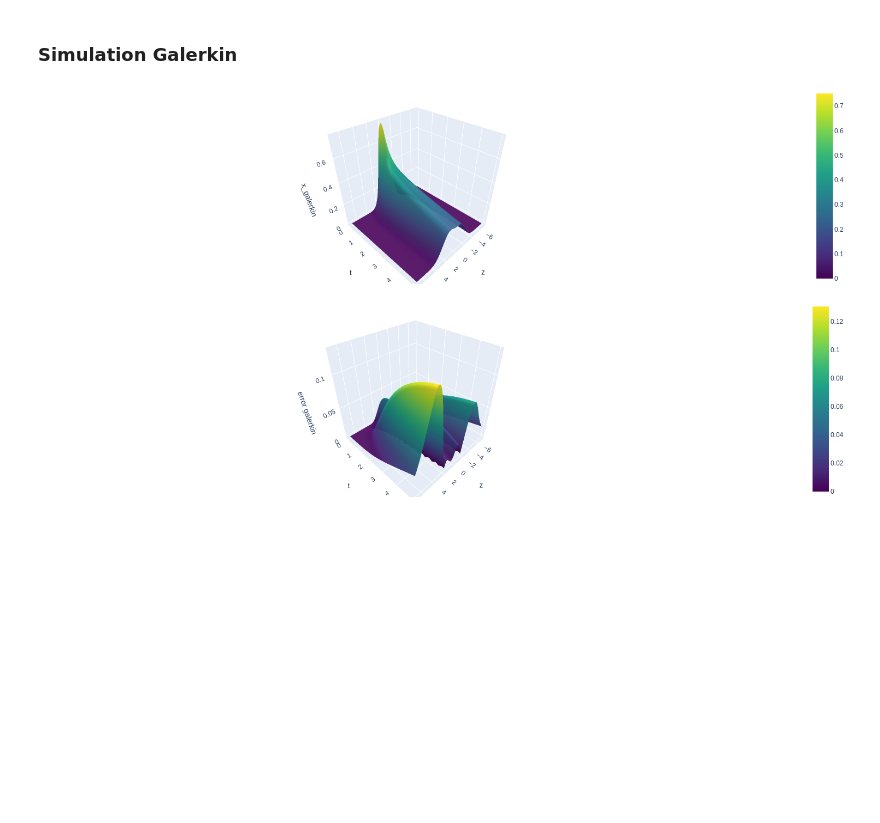
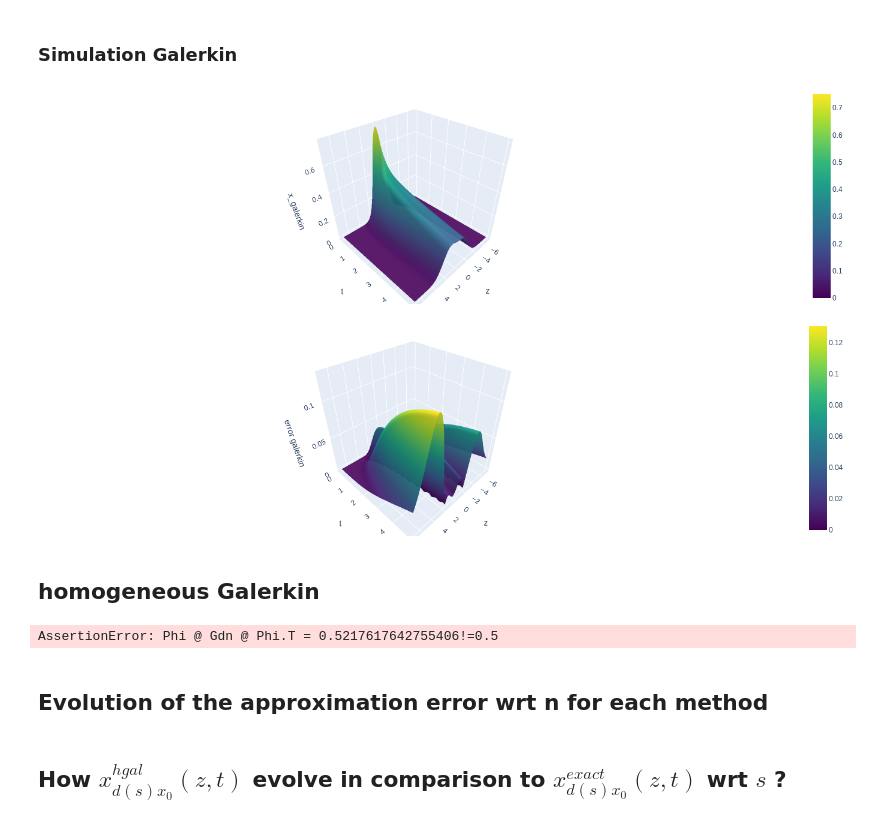
Before and after one commit to EtiNL/h_GalerkinNN, a Jupyter notebook: notebooks/Burger_sim.ipynb, the cells around one changed output. Drawn from its saved outputs; the diff is of its cells as text; code cells hidden in the pictures; blank space fills up the shorter version.

```diff
--- a/notebooks/Burger_sim.ipynb
+++ b/notebooks/Burger_sim.ipynb
@@ -30,7 +31,7 @@ def G(z):
 # -------- parameters --------
 hz   = 0.1      # spatial step
 ht   = 0.05     # time step
-Tmax = 5        # final time
+Tmax = 2       # final time
 n = 15          # dim sub vector space for galerkin projection
 # %% [markdown]
 ## True analytical solution & numerical approximation
@@ -433,13 +432,22 @@ plt.plot(z_vals,X0_z)
 # %% [markdown]
 ### Simulation Galerkin
 # %%
-z_vals, t_vals, X_gal = num_approx_hermite_galerkin(x0, n, hz, ht, Tmax)
+z_vals, t_vals, X_gal = num_approx_galerkin(x0, n, hz, ht, Tmax)
 
 # interactive surface plot (x, t, M)
 plot_sim_result(z_vals, t_vals, X_gal, 'x_galerkin')
 # %% [output]
-[figure, old version]
+[figure, new version]
 # %%
 plot_sim_result(z_vals, t_vals, np.abs(X_tr-X_gal), 'error galerkin')
 # %% [output]
-[figure, old version]
+[figure, new version]
+# %% [markdown]
+## homogeneous Galerkin
+# %%
+z_vals, t_vals, X_hgal = num_approx_hgalerkin(x0, n, hz, ht, Tmax)
+
+# interactive surface plot (x, t, M)
+plot_sim_result(z_vals, t_vals, X_hgal, 'x_hgal')
+# %% [output]
+AssertionError: Phi @ Gdn @ Phi.T = 0.5217617642755406!=0.5
@@ -445,0 +456,4 @@ plot_sim_result(z_vals, t_vals, np.abs(X_tr-X_gal), 'error galerkin')
+# %% [markdown]
+## Evolution of the approximation error wrt n for each method
+# %% [markdown]
+## How $x_{d(s)x_0}^{h gal}(z,t)$ evolve in comparison to $x_{d(s)x_0}^{exact}(z,t)$ wrt $s$ ?
```
Also changed, not shown: parts of 3 cells of this notebook, 4 other files.
